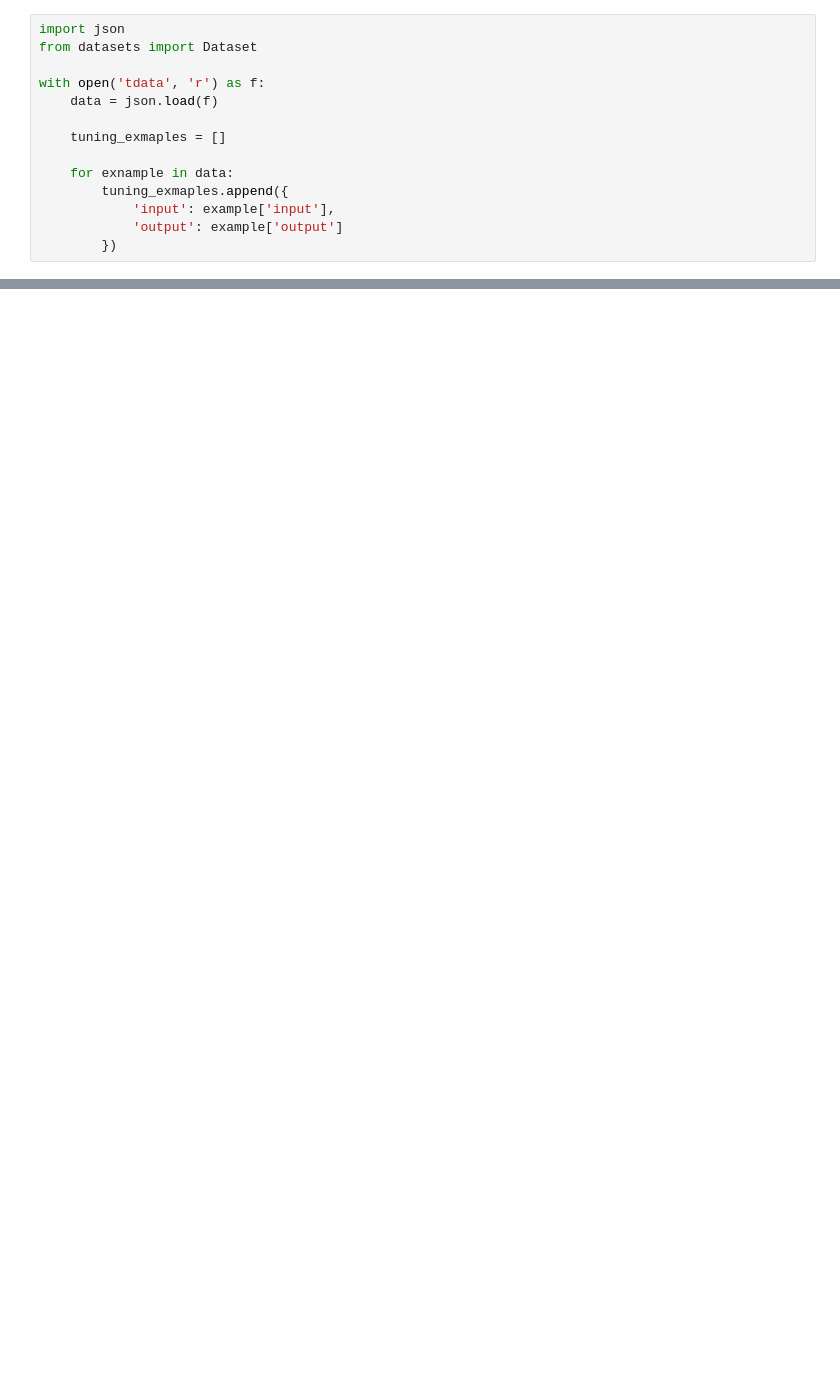
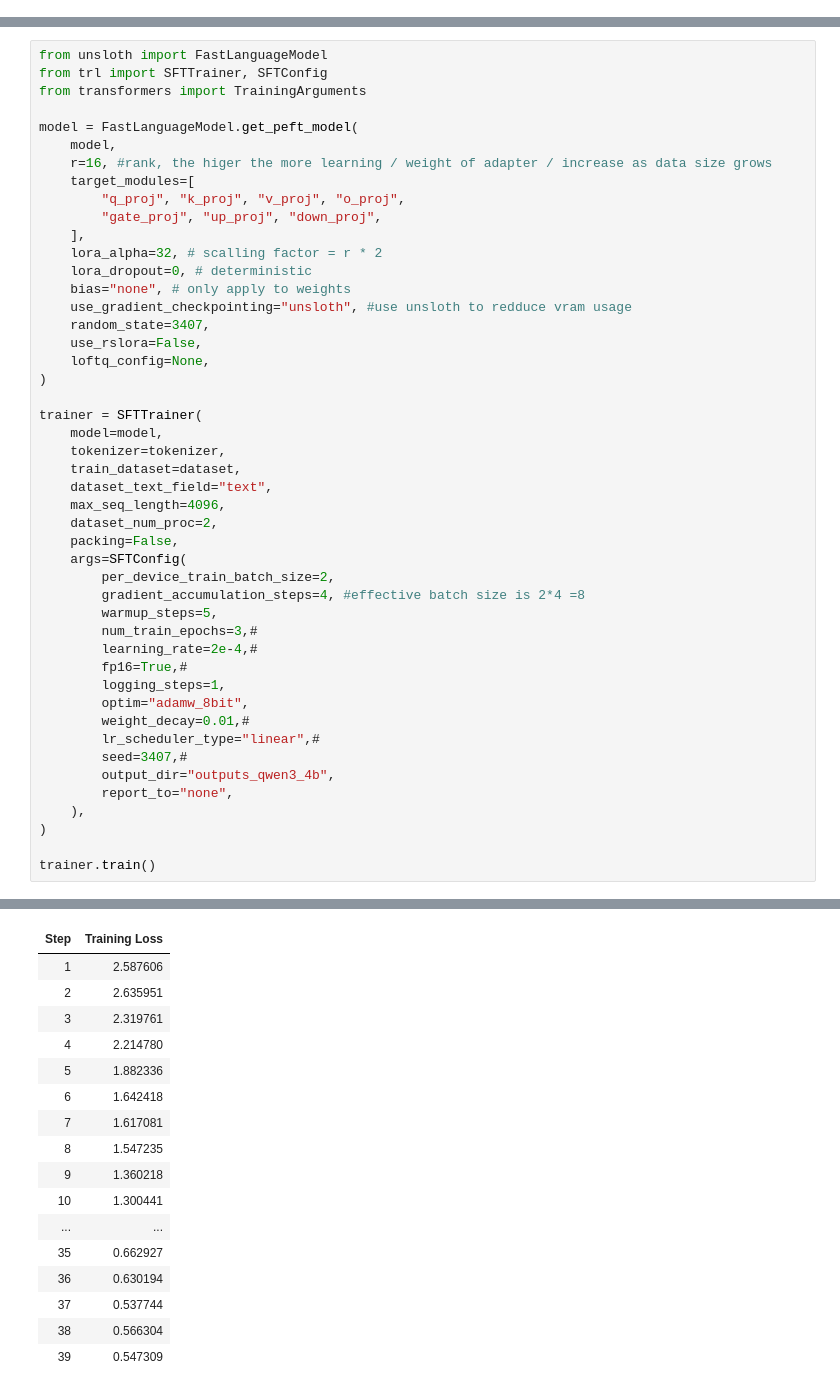
Before and after one commit to avnoor-ludhar/interview.me, a Jupyter notebook: Ml/main.ipynb, the cells around one changed output, grey strips where cells are left out. Drawn from its saved outputs; the diff is of its cells as text; blank space fills up the shorter version.

```diff
--- a/Ml/main.ipynb
+++ b/Ml/main.ipynb
@@ -42,14 +41,0 @@ Requirement already satisfied: six>=1.5 in /usr/local/lib/python3.12/dist-packag
-# %%
-import json
-from datasets import Dataset
-
-with open('tdata', 'r') as f:
-    data = json.load(f)
-
-    tuning_exmaples = []
-
-    for exnample in data:
-        tuning_exmaples.append({
-            'input': example['input'],
-            'output': example['output']
-        })
@@ -103,0 +95,48 @@ KeyboardInterrupt:
+# %%
+from unsloth import FastLanguageModel
+from trl import SFTTrainer, SFTConfig
+from transformers import TrainingArguments
+
+model = FastLanguageModel.get_peft_model(
+    model,
+    r=16, #rank, the higer the more learning / weight of adapter / increase as data size grows
+    target_modules=[
+        "q_proj", "k_proj", "v_proj", "o_proj",
+        "gate_proj", "up_proj", "down_proj",
+    ],
+    lora_alpha=32, # scalling factor = r * 2
+    lora_dropout=0, # deterministic
+    bias="none", # only apply to weights
+    use_gradient_checkpointing="unsloth", #use unsloth to redduce vram usage
+    random_state=3407,
+    use_rslora=False,
+    loftq_config=None,
+)
+
+trainer = SFTTrainer(
+    model=model,
+    tokenizer=tokenizer,
+    train_dataset=dataset,
+    dataset_text_field="text",
+    max_seq_length=4096,
+    dataset_num_proc=2,
+    packing=False,
+    args=SFTConfig(
+        per_device_train_batch_size=2,
+        gradient_accumulation_steps=4, #effective batch size is 2*4 =8
+        warmup_steps=5,
+        num_train_epochs=3,#
+        learning_rate=2e-4,#
+        fp16=True,#
+        logging_steps=1,
+        optim="adamw_8bit",
+        weight_decay=0.01,#
+        lr_scheduler_type="linear",#
+        seed=3407,#
+        output_dir="outputs_qwen3_4b",
+        report_to="none",
+    ),
+)
+
+trainer.train()
+# %% [output]
@@ -103,0 +153,17 @@ KeyboardInterrupt:
+| Step | Training Loss |
+| 1 | 2.587606 |
+| 2 | 2.635951 |
+| 3 | 2.319761 |
+| 4 | 2.214780 |
+| 5 | 1.882336 |
+| 6 | 1.642418 |
+| 7 | 1.617081 |
+| 8 | 1.547235 |
+| 9 | 1.360218 |
+| 10 | 1.300441 |
+| ... | ... |
+| 35 | 0.662927 |
+| 36 | 0.630194 |
+| 37 | 0.537744 |
+| 38 | 0.566304 |
+| 39 | 0.547309 |
```
Also changed, not shown: parts of 22 cells of this notebook, 3 other files.
